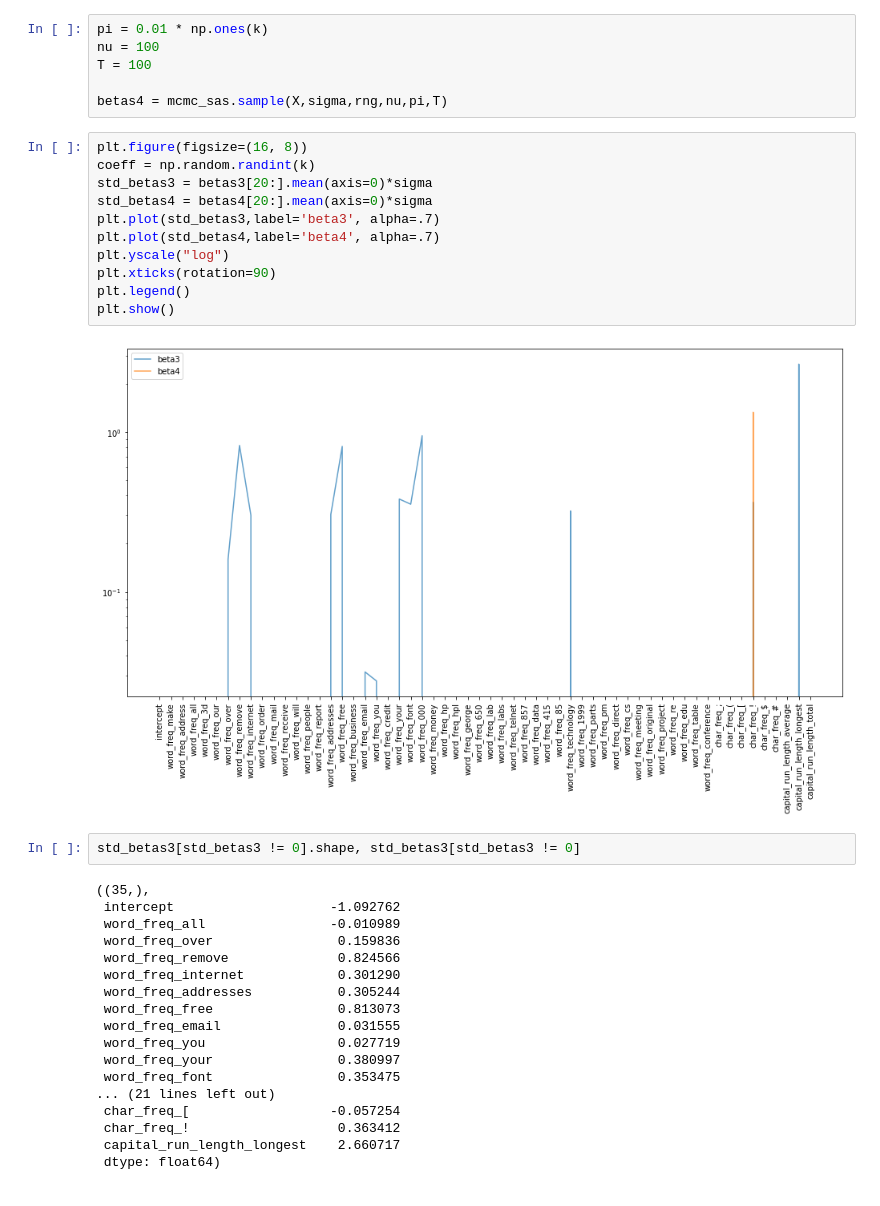
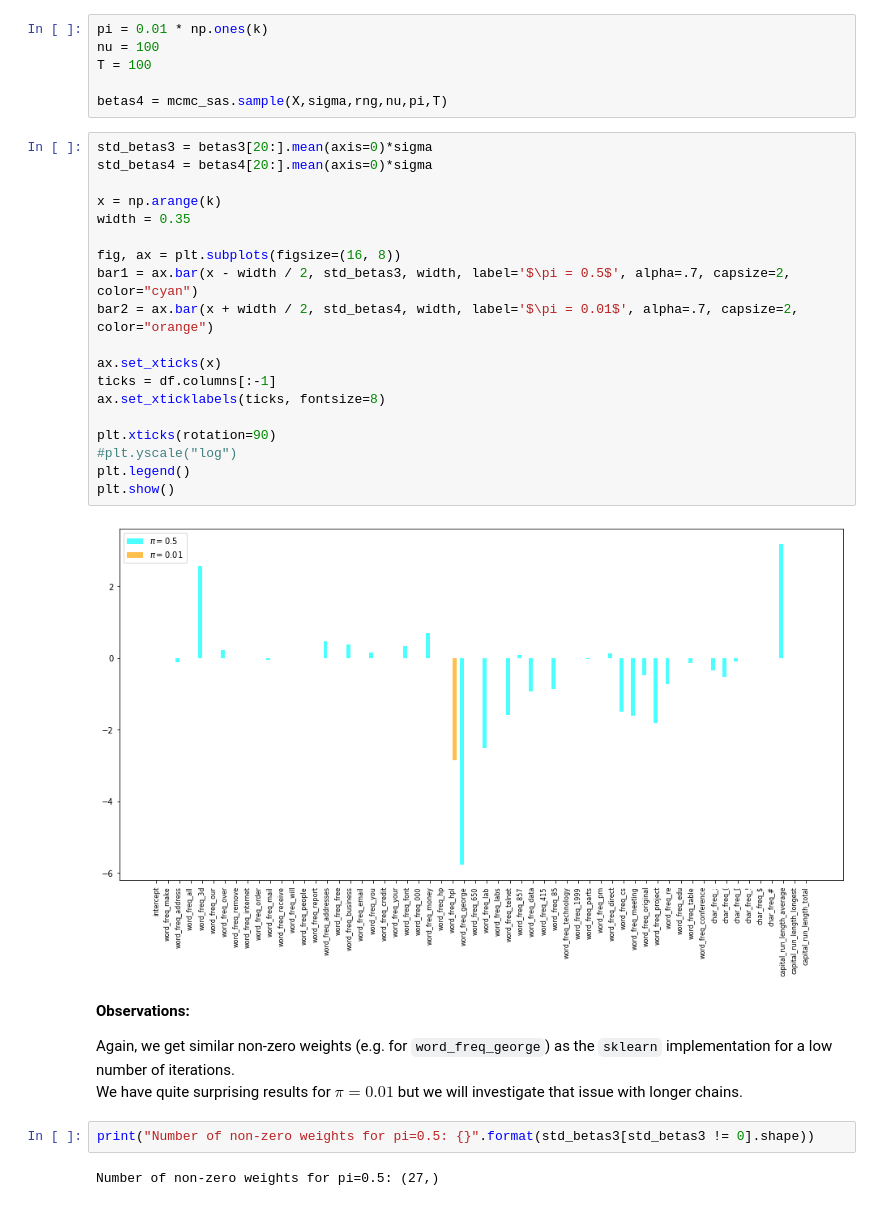
Before and after one commit to mark-srg/bml-project, a Jupyter notebook: mcmc_tests.ipynb, the cells around one changed output. Saved outputs shown, nothing was run; the diff lists cells and outputs as text.

```diff
--- a/mcmc_tests.ipynb
+++ b/mcmc_tests.ipynb
@@ -91,36 +110,33 @@ T = 100
 
 betas4 = mcmc_sas.sample(X,sigma,rng,nu,pi,T)
 # %%
-plt.figure(figsize=(16, 8))
-coeff = np.random.randint(k)
 std_betas3 = betas3[20:].mean(axis=0)*sigma
 std_betas4 = betas4[20:].mean(axis=0)*sigma
-plt.plot(std_betas3,label='beta3', alpha=.7)
-plt.plot(std_betas4,label='beta4', alpha=.7)
-plt.yscale("log")
+
+x = np.arange(k)
+width = 0.35
+
+fig, ax = plt.subplots(figsize=(16, 8))
+bar1 = ax.bar(x - width / 2, std_betas3, width, label='$\pi = 0.5$', alpha=.7, capsize=2, color="cyan")
+bar2 = ax.bar(x + width / 2, std_betas4, width, label='$\pi = 0.01$', alpha=.7, capsize=2, color="orange")
+
+ax.set_xticks(x)
+ticks = df.columns[:-1]
+ax.set_xticklabels(ticks, fontsize=8)
+
 plt.xticks(rotation=90)
+#plt.yscale("log")
 plt.legend()
 plt.show()
 # %% [output]
-[figure, old version]
+[figure, new version]
+# %% [markdown]
+**Observations:**
+
+Again, we get similar non-zero weights (e.g. for `word_freq_george`) as the `sklearn` implementation for a low number of iterations.
+We have quite surprising results for $\pi=0.01$ but we will investigate that issue with longer chains.
 # %%
-std_betas3[std_betas3 != 0].shape, std_betas3[std_betas3 != 0]
+print("Number of non-zero weights for pi=0.5: {}".format(std_betas3[std_betas3 != 0].shape))
 # %% [output]
-((35,),
- intercept                    -1.092762
- word_freq_all                -0.010989
- word_freq_over                0.159836
- word_freq_remove              0.824566
- word_freq_internet            0.301290
- word_freq_addresses           0.305244
- word_freq_free                0.813073
- word_freq_email               0.031555
- word_freq_you                 0.027719
- word_freq_your                0.380997
- word_freq_font                0.353475
-... (21 lines left out)
- char_freq_[                  -0.057254
- char_freq_!                   0.363412
- capital_run_length_longest    2.660717
- dtype: float64)
+Number of non-zero weights for pi=0.5: (27,)
 # %%
```
Also changed, not shown: parts of 5 cells of this notebook, 1 other file.
